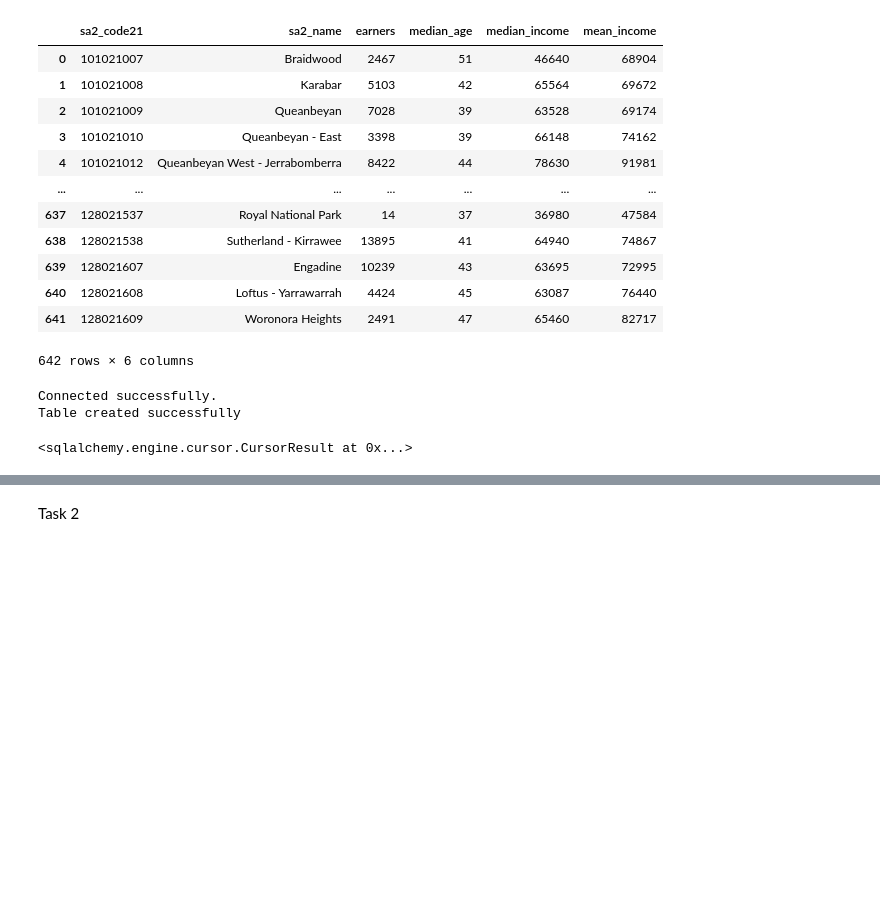
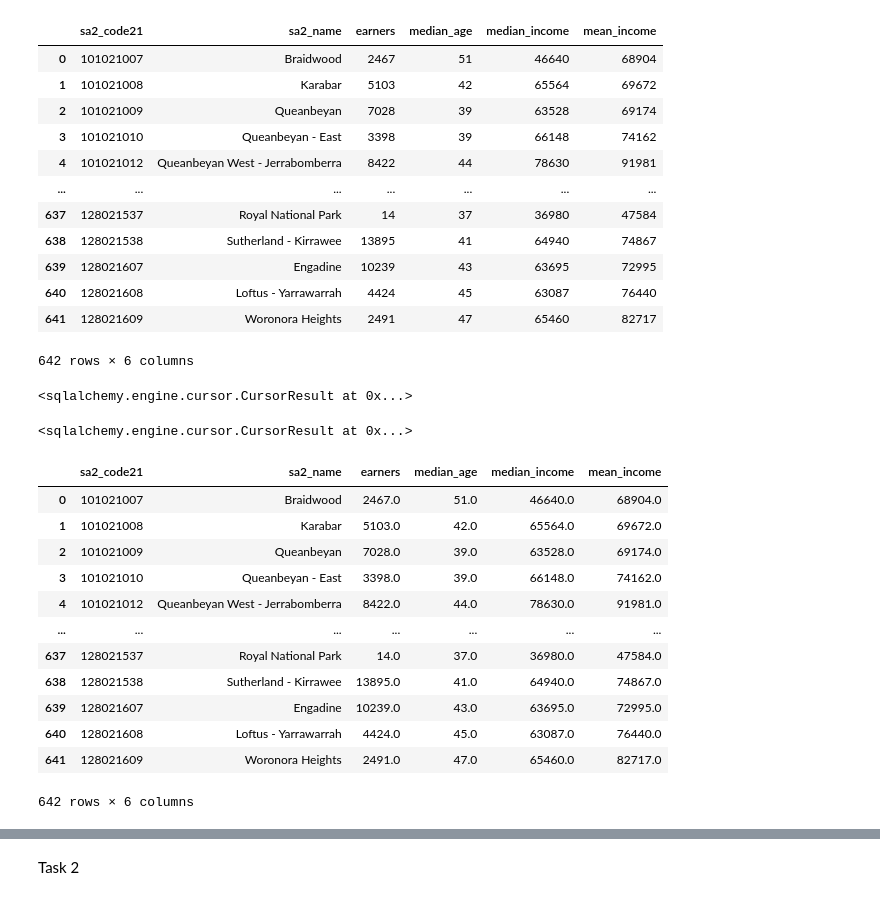
Before and after one commit to Loki4099/data2001_assignment, a Jupyter notebook: final_assignment.ipynb, the cells around one changed output, grey strips where cells are left out. Cells and saved outputs as stored; diff of their text form; code cells hidden in the pictures; blank space fills up the shorter version.

```diff
--- a/final_assignment.ipynb
+++ b/final_assignment.ipynb
@@ -1056,9 +1021,23 @@ income[string_cols] = income[string_cols].fillna('Unknown')
+# %%
+import pandas as pd
+
+# Step 1: Replace 'np' and other non-numeric strings with NaN
+income.replace('np', np.nan, inplace=True)
+
+# Step 2: Convert all columns supposed to be numeric to numeric, coercing errors to NaN
+numeric_cols = ['earners', 'median_age', 'median_income', 'mean_income']
+income[numeric_cols] = income[numeric_cols].apply(pd.to_numeric, errors='coerce')
+
+# Step 3: Replace NaN in all numeric columns with 0
+income[numeric_cols] = income[numeric_cols].fillna(0)
+
+# Step 4: Replace NaN in string columns with 'Unknown', excluding geometry column
+string_cols = income.select_dtypes(include=['object']).columns.difference(['geom'])
+income[string_cols] = income[string_cols].fillna('Unknown')
 # %%
 import pandas as pd
 import geopandas as gpd
 from sqlalchemy import create_engine, text
-
-db, conn = pgconnect(credentials)
 
 income_table_sql = """
 DROP TABLE IF EXISTS income;
@@ -1072,19 +1051,30 @@ CREATE TABLE income (
 );
 """
 
-try:
-    # Execute the SQL command to create the table
-    conn.execute(text(income_table_sql))
-    print("Table created successfully")
-except Exception as e:
-    print("An error occurred:", e)
+
+conn.execute(text(income_table_sql))
 # %% [output]
-Connected successfully.
-Table created successfully
+<sqlalchemy.engine.cursor.CursorResult at 0x...>
 # %%
 conn.execute(text('ROLLBACK'))
 # %% [output]
 <sqlalchemy.engine.cursor.CursorResult at 0x...>
+# %%
+income
+# %% [output]
+|  | sa2_code21 | sa2_name | earners | median_age | median_income | mean_income |
+| 0 | 101021007 | Braidwood | 2467.0 | 51.0 | 46640.0 | 68904.0 |
+| 1 | 101021008 | Karabar | 5103.0 | 42.0 | 65564.0 | 69672.0 |
+| 2 | 101021009 | Queanbeyan | 7028.0 | 39.0 | 63528.0 | 69174.0 |
+| 3 | 101021010 | Queanbeyan - East | 3398.0 | 39.0 | 66148.0 | 74162.0 |
+| 4 | 101021012 | Queanbeyan West - Jerrabomberra | 8422.0 | 44.0 | 78630.0 | 91981.0 |
+| ... | ... | ... | ... | ... | ... | ... |
+| 637 | 128021537 | Royal National Park | 14.0 | 37.0 | 36980.0 | 47584.0 |
+| 638 | 128021538 | Sutherland - Kirrawee | 13895.0 | 41.0 | 64940.0 | 74867.0 |
+| 639 | 128021607 | Engadine | 10239.0 | 43.0 | 63695.0 | 72995.0 |
+| 640 | 128021608 | Loftus - Yarrawarrah | 4424.0 | 45.0 | 63087.0 | 76440.0 |
+| 641 | 128021609 | Woronora Heights | 2491.0 | 47.0 | 65460.0 | 82717.0 |
+642 rows × 6 columns
 # %%
 # Renaming DataFrame columns to match the SQL table column names exactly
 income.rename(columns={
```
Also changed, not shown: parts of 49 cells of this notebook.
